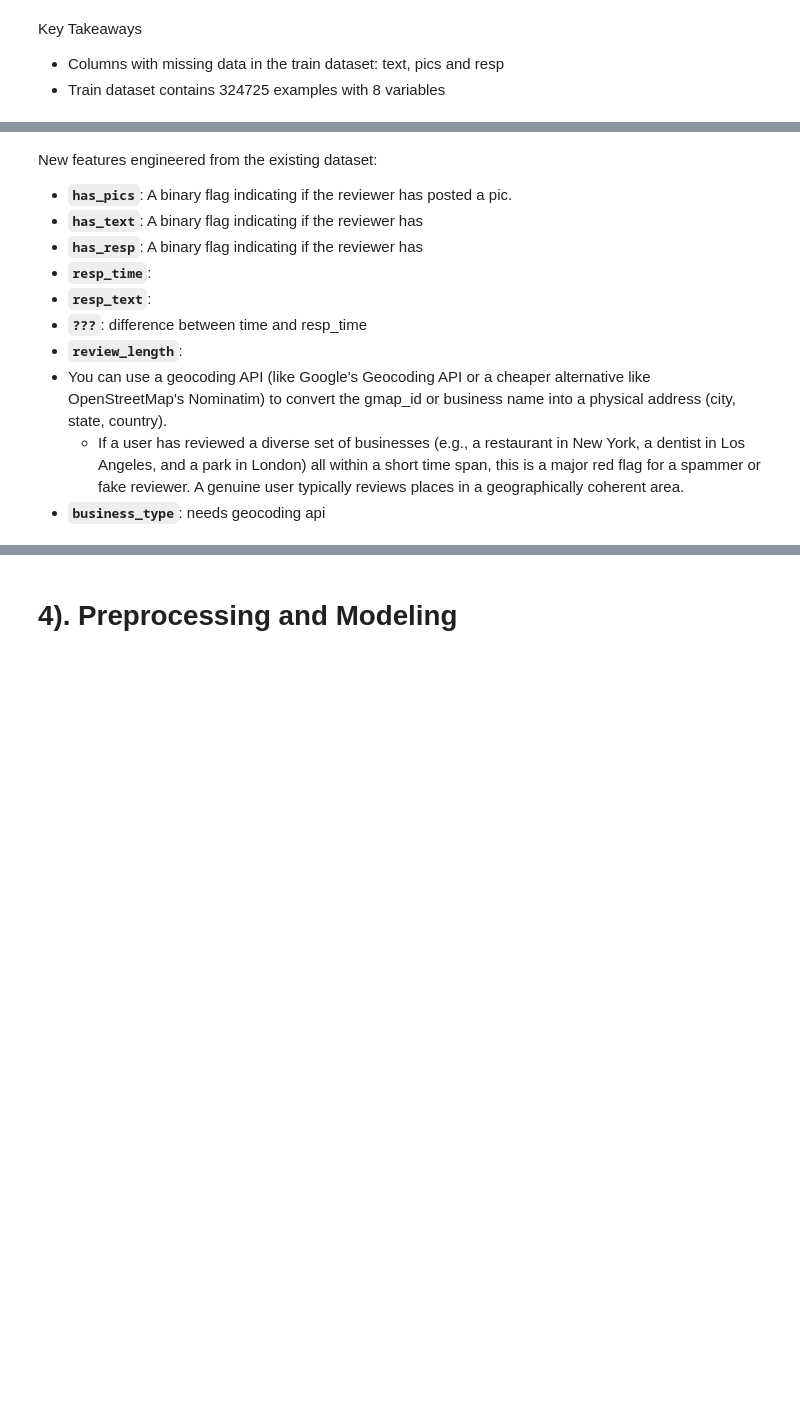
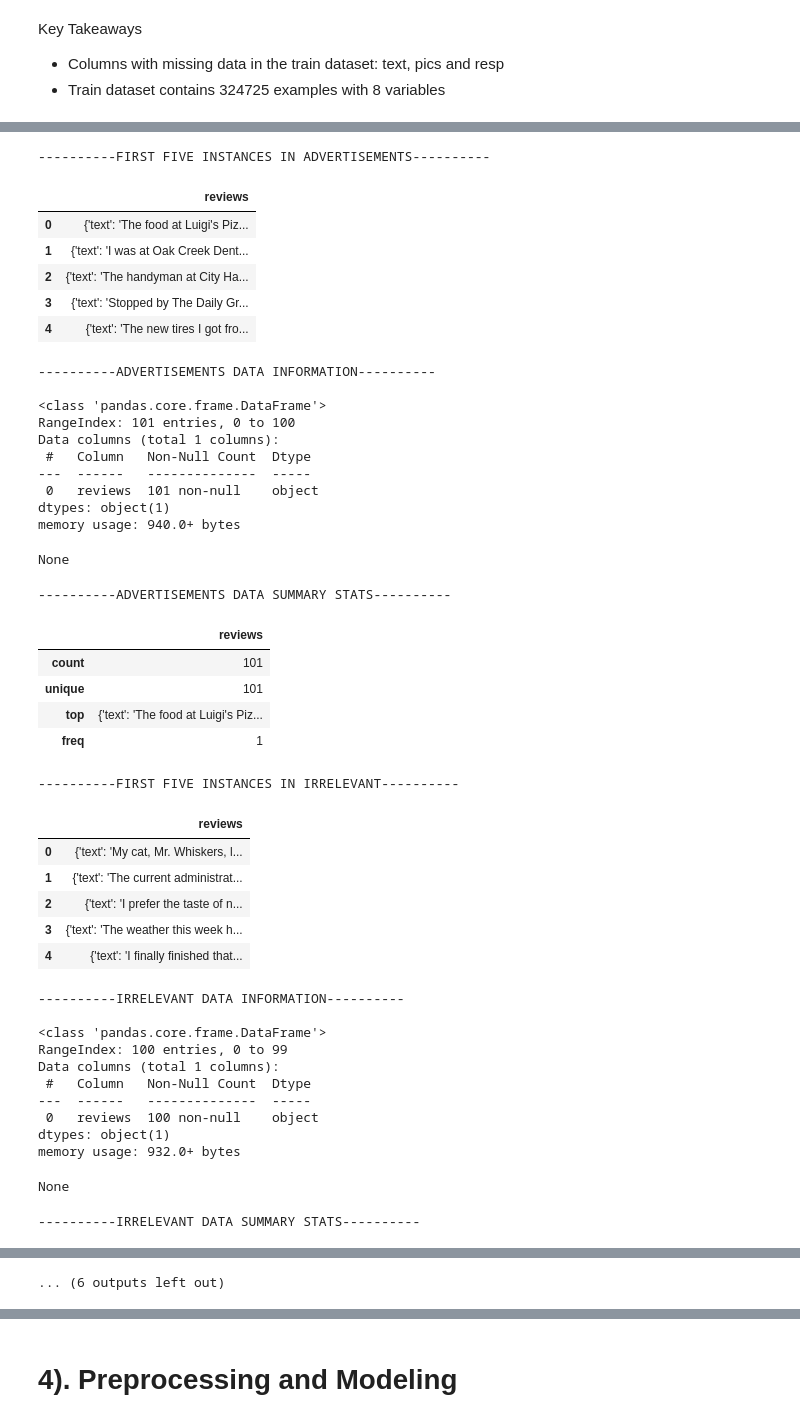
Before and after one commit to aaronlim02/tiktok-techjam-2025, a Jupyter notebook: pipeline.ipynb, the cells around one changed output, grey strips where cells are left out. Drawn from its saved outputs; the diff is of its cells as text; code cells hidden in the pictures; blank space fills up the shorter version.

```diff
--- a/pipeline.ipynb
+++ b/pipeline.ipynb
@@ -93,13 +70,65 @@ plt.show()
-# %% [markdown]
-New features engineered from the existing dataset:
-
-*   **`has_pics`**: A binary flag indicating if the reviewer has posted a pic.
-*   **`has_text`**: A binary flag indicating if the reviewer has
-*   **`has_resp`**: A binary flag indicating if the reviewer has
-*   **`resp_time`**:
-*   **`resp_text`**:
-*   **`???`**: difference between time and resp_time
-*   **`review_length`**:
-*   You can use a geocoding API (like Google's Geocoding API or a cheaper alternative like OpenStreetMap's Nominatim) to convert the gmap_id or business name into a physical address (city, state, country).
-    - If a user has reviewed a diverse set of businesses (e.g., a restaurant in New York, a dentist in Los Angeles, and a park in London) all within a short time span, this is a major red flag for a spammer or fake reviewer. A genuine user typically reviews places in a geographically coherent area.
-*   **`business_type`**: needs geocoding api
+# %%
+print("\n----------FIRST FIVE INSTANCES IN ADVERTISEMENTS----------\n")
+display(advertisements_data.head())
+print("\n----------ADVERTISEMENTS DATA INFORMATION----------\n")
+display(advertisements_data.info())
+print("\n----------ADVERTISEMENTS DATA SUMMARY STATS----------\n")
+display(advertisements_data.describe())
+
+print("\n----------FIRST FIVE INSTANCES IN IRRELEVANT----------\n")
+display(irrelevant_data.head())
+print("\n----------IRRELEVANT DATA INFORMATION----------\n")
+display(irrelevant_data.info())
+print("\n----------IRRELEVANT DATA SUMMARY STATS----------\n")
+display(irrelevant_data.describe())
+
+print("\n----------FIRST FIVE INSTANCES IN RANT----------\n")
+display(rant_data.head())
+print("\n----------RANT DATA INFORMATION----------\n")
+display(rant_data.info())
+print("\n----------RANT DATA SUMMARY STATS----------\n")
+display(rant_data.describe())
+# %% [output]
+----------FIRST FIVE INSTANCES IN ADVERTISEMENTS----------
+|  | reviews |
+| 0 | {'text': 'The food at Luigi's Piz... |
+| 1 | {'text': 'I was at Oak Creek Dent... |
+| 2 | {'text': 'The handyman at City Ha... |
+| 3 | {'text': 'Stopped by The Daily Gr... |
+| 4 | {'text': 'The new tires I got fro... |
+----------ADVERTISEMENTS DATA INFORMATION----------
+
+<class 'pandas.core.frame.DataFrame'>
+RangeIndex: 101 entries, 0 to 100
+Data columns (total 1 columns):
+ #   Column   Non-Null Count  Dtype
+---  ------   --------------  -----
+ 0   reviews  101 non-null    object
+dtypes: object(1)
+memory usage: 940.0+ bytes
+None
+----------ADVERTISEMENTS DATA SUMMARY STATS----------
+|  | reviews |
+| count | 101 |
+| unique | 101 |
+| top | {'text': 'The food at Luigi's Piz... |
+| freq | 1 |
+----------FIRST FIVE INSTANCES IN IRRELEVANT----------
+|  | reviews |
+| 0 | {'text': 'My cat, Mr. Whiskers, l... |
+| 1 | {'text': 'The current administrat... |
+| 2 | {'text': 'I prefer the taste of n... |
+| 3 | {'text': 'The weather this week h... |
+| 4 | {'text': 'I finally finished that... |
+----------IRRELEVANT DATA INFORMATION----------
+
+<class 'pandas.core.frame.DataFrame'>
+RangeIndex: 100 entries, 0 to 99
+Data columns (total 1 columns):
+ #   Column   Non-Null Count  Dtype
+---  ------   --------------  -----
+ 0   reviews  100 non-null    object
+dtypes: object(1)
+memory usage: 932.0+ bytes
+None
+----------IRRELEVANT DATA SUMMARY STATS----------
@@ -105,0 +140 @@ New features engineered from the existing dataset:
+... (6 outputs left out)
```
Also changed, not shown: parts of 16 cells of this notebook, 3 other files.
